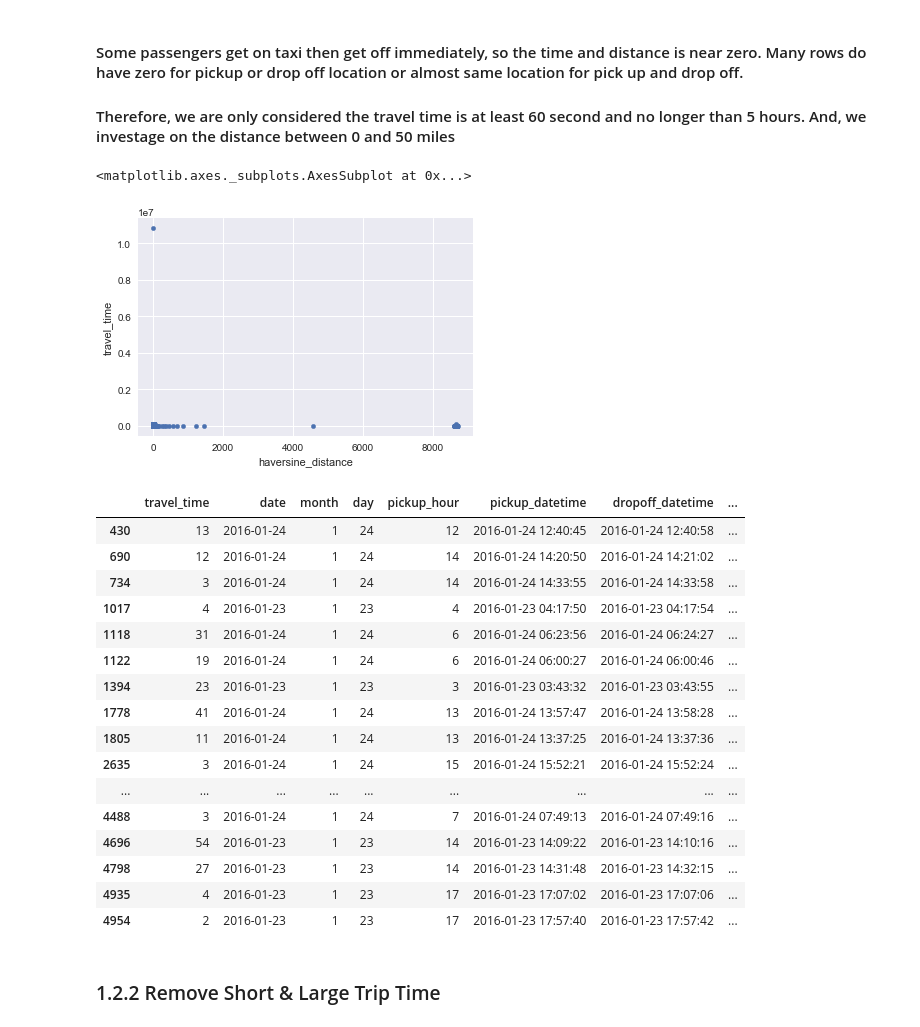
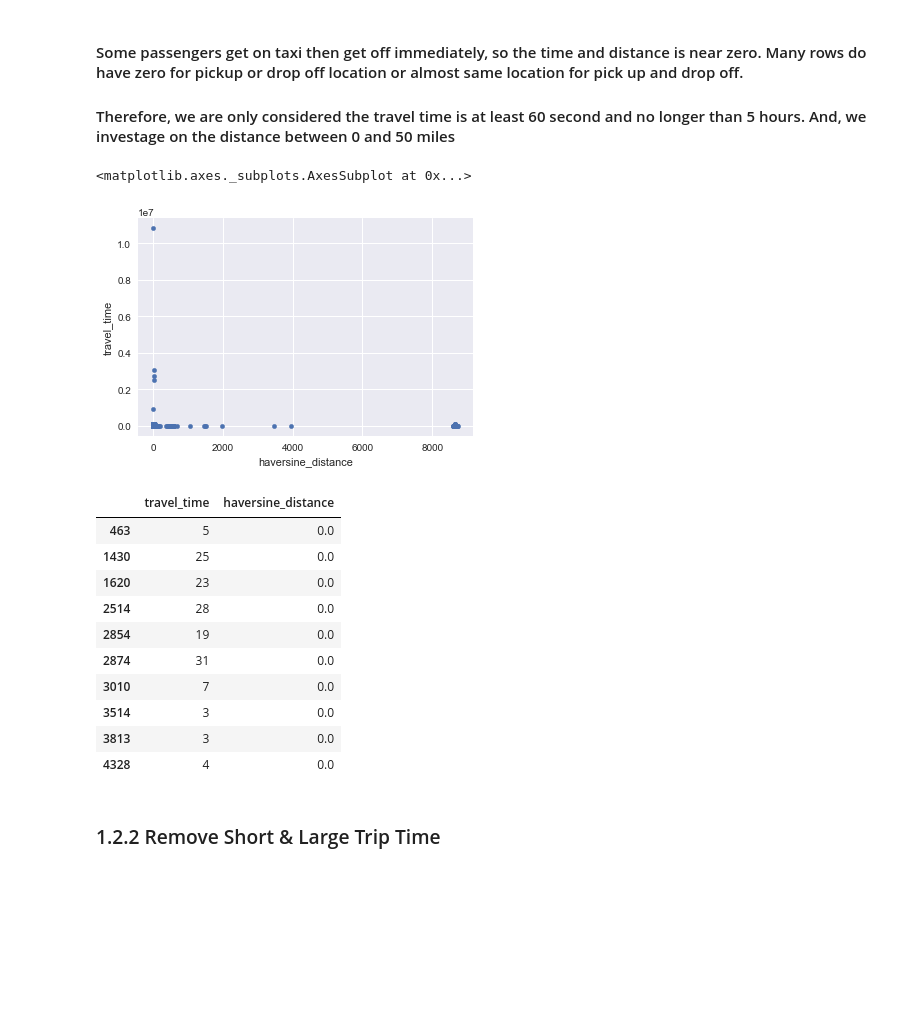
Before and after one commit to Jay4869/NYC-Taxi-FHV-Project, a Jupyter notebook: NYC Taxi & FHV Project.ipynb, the cells around one changed output. Cells and saved outputs as stored; diff of their text form; code cells hidden in the pictures; blank space fills up the shorter version.

```diff
--- a/NYC Taxi & FHV Project.ipynb
+++ b/NYC Taxi & FHV Project.ipynb
@@ -90,7 +90,7 @@ JOIN
  select cast(mo as int64) as month,cast(da as int64) as day,temp,visib,mxpsd,wdsp,gust,max,min,prcp,sndp,fog,rain_drizzle,snow_ice_pellets,hail,thunder
  from `bigquery-public-data.noaa_gsod.gsod2016` where stn='725053'
 ) y on x.month = y.month and x.day = y.day
-where x.row_number <= 200
+where x.row_number <= 400
 """
 )
 data = pd.io.gbq.read_gbq(query,dialect='standard')
@@ -134,27 +134,21 @@ data['manhattan_distance'] = round(manhattan_distance_pd(data.pickup_latitude,da
 data.plot(x='haversine_distance',y='travel_time',kind='scatter')
 # %% [output]
 <matplotlib.axes._subplots.AxesSubplot at 0x...>
-[figure, old version]
+[figure, new version]
 # %%
-data.loc[(data.haversine_distance == 0) & (data.travel_time <= 60)].head(20)
+data.loc[(data.haversine_distance == 0) & (data.travel_time <= 60), ['travel_time', 'haversine_distance']].head(10)
 # %% [output]
-|  | travel_time | date | month | day | pickup_hour | pickup_datetime | dropoff_datetime | ... |
-| 430 | 13 | 2016-01-24 | 1 | 24 | 12 | 2016-01-24 12:40:45 | 2016-01-24 12:40:58 | ... |
-| 690 | 12 | 2016-01-24 | 1 | 24 | 14 | 2016-01-24 14:20:50 | 2016-01-24 14:21:02 | ... |
-| 734 | 3 | 2016-01-24 | 1 | 24 | 14 | 2016-01-24 14:33:55 | 2016-01-24 14:33:58 | ... |
-| 1017 | 4 | 2016-01-23 | 1 | 23 | 4 | 2016-01-23 04:17:50 | 2016-01-23 04:17:54 | ... |
-| 1118 | 31 | 2016-01-24 | 1 | 24 | 6 | 2016-01-24 06:23:56 | 2016-01-24 06:24:27 | ... |
-| 1122 | 19 | 2016-01-24 | 1 | 24 | 6 | 2016-01-24 06:00:27 | 2016-01-24 06:00:46 | ... |
-| 1394 | 23 | 2016-01-23 | 1 | 23 | 3 | 2016-01-23 03:43:32 | 2016-01-23 03:43:55 | ... |
-| 1778 | 41 | 2016-01-24 | 1 | 24 | 13 | 2016-01-24 13:57:47 | 2016-01-24 13:58:28 | ... |
-| 1805 | 11 | 2016-01-24 | 1 | 24 | 13 | 2016-01-24 13:37:25 | 2016-01-24 13:37:36 | ... |
-| 2635 | 3 | 2016-01-24 | 1 | 24 | 15 | 2016-01-24 15:52:21 | 2016-01-24 15:52:24 | ... |
-| ... | ... | ... | ... | ... | ... | ... | ... | ... |
-| 4488 | 3 | 2016-01-24 | 1 | 24 | 7 | 2016-01-24 07:49:13 | 2016-01-24 07:49:16 | ... |
-| 4696 | 54 | 2016-01-23 | 1 | 23 | 14 | 2016-01-23 14:09:22 | 2016-01-23 14:10:16 | ... |
-| 4798 | 27 | 2016-01-23 | 1 | 23 | 14 | 2016-01-23 14:31:48 | 2016-01-23 14:32:15 | ... |
-| 4935 | 4 | 2016-01-23 | 1 | 23 | 17 | 2016-01-23 17:07:02 | 2016-01-23 17:07:06 | ... |
-| 4954 | 2 | 2016-01-23 | 1 | 23 | 17 | 2016-01-23 17:57:40 | 2016-01-23 17:57:42 | ... |
+|  | travel_time | haversine_distance |
+| 463 | 5 | 0.0 |
+| 1430 | 25 | 0.0 |
+| 1620 | 23 | 0.0 |
+| 2514 | 28 | 0.0 |
+| 2854 | 19 | 0.0 |
+| 2874 | 31 | 0.0 |
+| 3010 | 7 | 0.0 |
+| 3514 | 3 | 0.0 |
+| 3813 | 3 | 0.0 |
+| 4328 | 4 | 0.0 |
 # %%
 data = data.loc[(data['haversine_distance'] > 0.5) & (data['haversine_distance']<50)]
 # %% [markdown]
```
Also changed, not shown: parts of 10 cells of this notebook.
